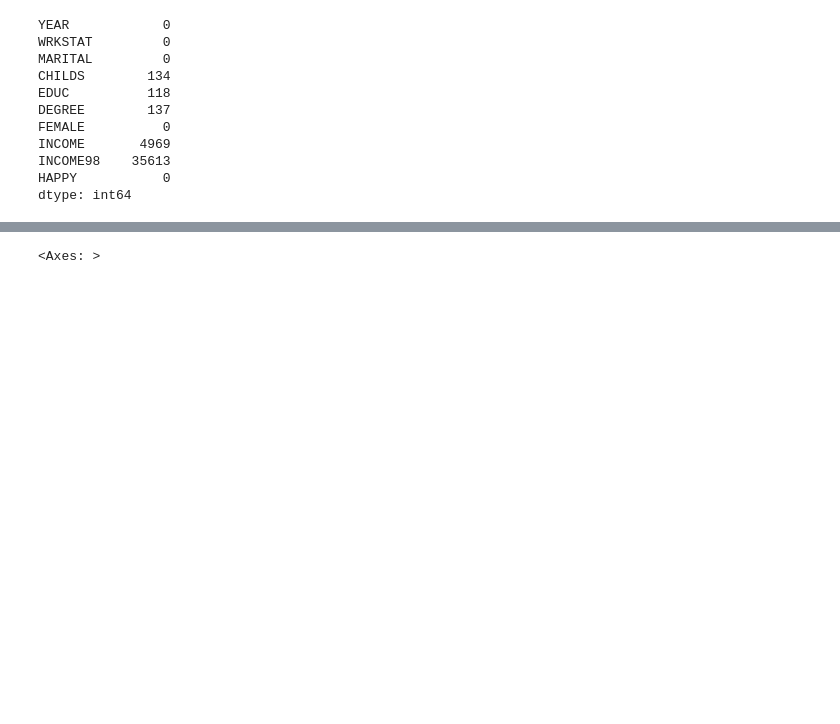
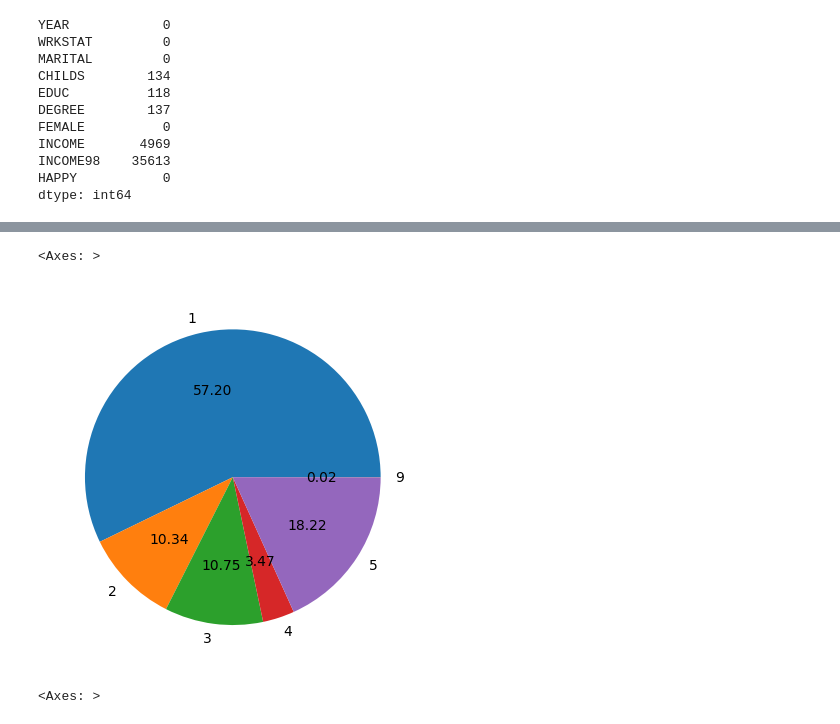
Before and after one commit to batman0911/numerical_method, a Jupyter notebook: analyse/data_analyse.ipynb, the cells around one changed output, grey strips where cells are left out. Saved outputs shown, nothing was run; the diff lists cells and outputs as text; code cells hidden in the pictures; blank space fills up the shorter version.

```diff
--- a/analyse/data_analyse.ipynb
+++ b/analyse/data_analyse.ipynb
@@ -55,3 +72,8 @@ dtype: int64
+# %%
+dfa.groupby('MARITAL').size().plot(kind='pie', autopct='%.2f')
+# %% [output]
+<Axes: >
+[figure, added]
 # %%
 dfa['CHILDS'].hist()
 # %% [output]
```
Also changed, not shown: parts of 6 cells of this notebook.
